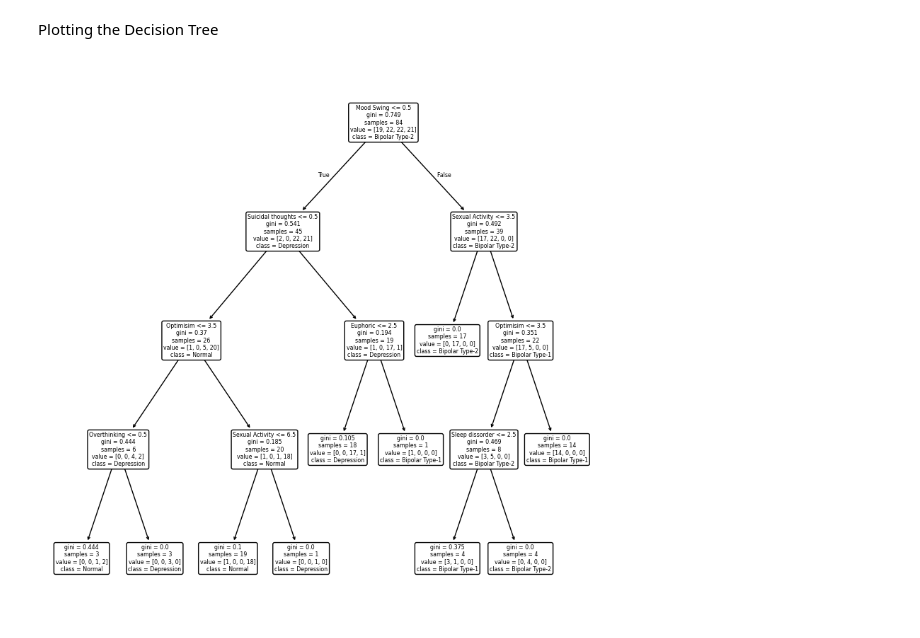
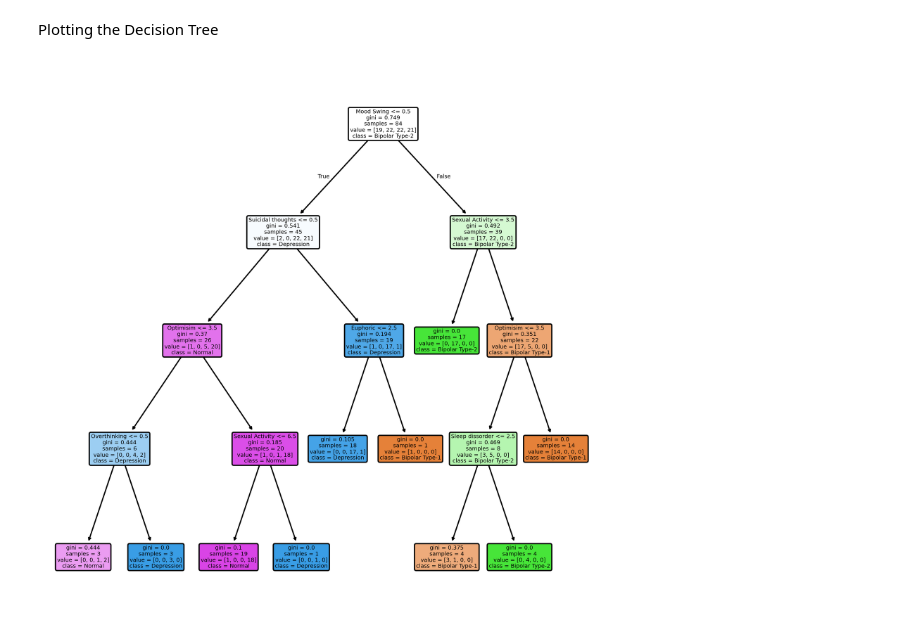
Before and after one commit to SoumadipDey/AI-Lab-Programs, a Jupyter notebook: MCA2025 1st Sem - MCA17405/Decision Tree Mental Disorders.ipynb, the cells around one changed output. Cells and saved outputs as stored; diff of their text form; code cells hidden in the pictures.

```diff
--- a/MCA2025 1st Sem - MCA17405/Decision Tree Mental Disorders.ipynb
+++ b/MCA2025 1st Sem - MCA17405/Decision Tree Mental Disorders.ipynb
@@ -125,10 +125,10 @@ Plotting the Decision Tree
 # %%
 from sklearn.tree import plot_tree
 
-plt.figure(1,(10,10))
+plt.figure(1,(8,8), dpi=400)
 tree = plot_tree(model, max_depth=4, feature_names=feature_df.columns,
-                 class_names=class_names, rounded=True)
+                 class_names=class_names, rounded=True, filled=True)
 plt.savefig("Decision Tree Mental Disorders.png", dpi = 300)
 plt.show()
 # %% [output]
-[figure, old version]
+[figure, new version]
```
Also changed, not shown: parts of 1 cell of this notebook, 1 other file.
